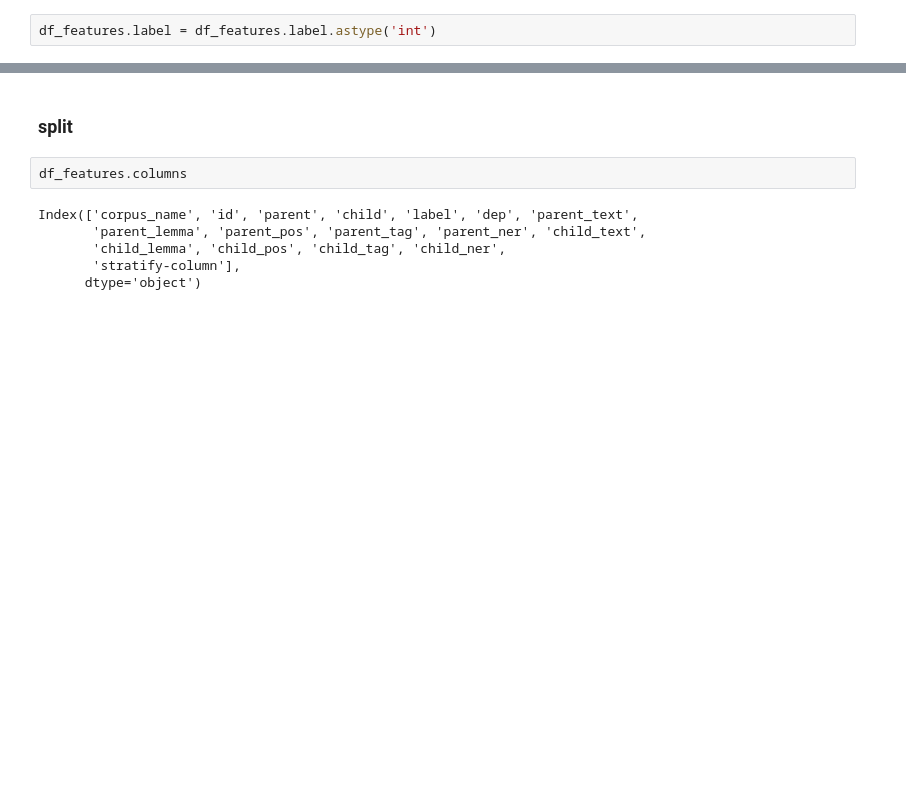
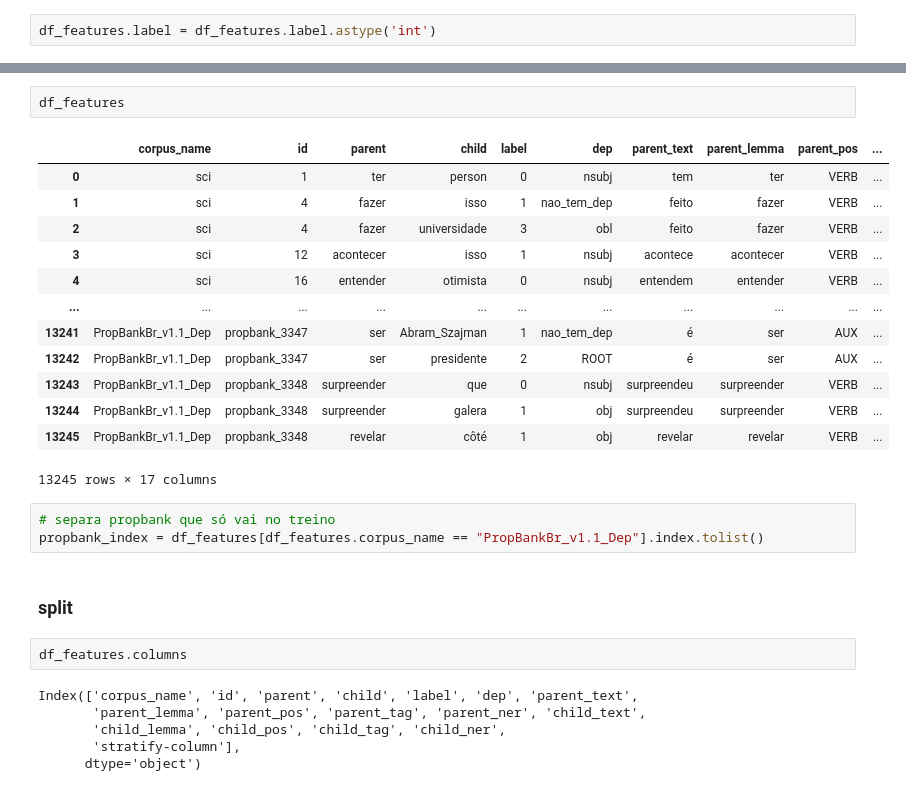
Before and after one commit to semcovici/AMR-BP-prediction, a Jupyter notebook: notebooks/2.0-classification.ipynb, the cells around one changed output, grey strips where cells are left out. Cells and saved outputs as stored; diff of their text form; blank space fills up the shorter version.

Commit message:
results with propbank v1

```diff
--- a/notebooks/2.0-classification.ipynb
+++ b/notebooks/2.0-classification.ipynb
@@ -172,3 +181,22 @@ Name: stratify-column, Length: 2709, dtype: object
+# %%
+df_features
+# %% [output]
+|  | corpus_name | id | parent | child | label | dep | parent_text | parent_lemma | parent_pos | ... |
+| 0 | sci | 1 | ter | person | 0 | nsubj | tem | ter | VERB | ... |
+| 1 | sci | 4 | fazer | isso | 1 | nao_tem_dep | feito | fazer | VERB | ... |
+| 2 | sci | 4 | fazer | universidade | 3 | obl | feito | fazer | VERB | ... |
+| 3 | sci | 12 | acontecer | isso | 1 | nsubj | acontece | acontecer | VERB | ... |
+| 4 | sci | 16 | entender | otimista | 0 | nsubj | entendem | entender | VERB | ... |
+| ... | ... | ... | ... | ... | ... | ... | ... | ... | ... | ... |
+| 13241 | PropBankBr_v1.1_Dep | propbank_3347 | ser | Abram_Szajman | 1 | nao_tem_dep | é | ser | AUX | ... |
+| 13242 | PropBankBr_v1.1_Dep | propbank_3347 | ser | presidente | 2 | ROOT | é | ser | AUX | ... |
+| 13243 | PropBankBr_v1.1_Dep | propbank_3348 | surpreender | que | 0 | nsubj | surpreendeu | surpreender | VERB | ... |
+| 13244 | PropBankBr_v1.1_Dep | propbank_3348 | surpreender | galera | 1 | obj | surpreendeu | surpreender | VERB | ... |
+| 13245 | PropBankBr_v1.1_Dep | propbank_3348 | revelar | côté | 1 | obj | revelar | revelar | VERB | ... |
+13245 rows × 17 columns
+# %%
+# separa propbank que só vai no treino
+propbank_index = df_features[df_features.corpus_name == "PropBankBr_v1.1_Dep"].index.tolist()
 # %% [markdown]
 ### split
 # %%
```
Also changed, not shown: parts of 24 cells of this notebook.
